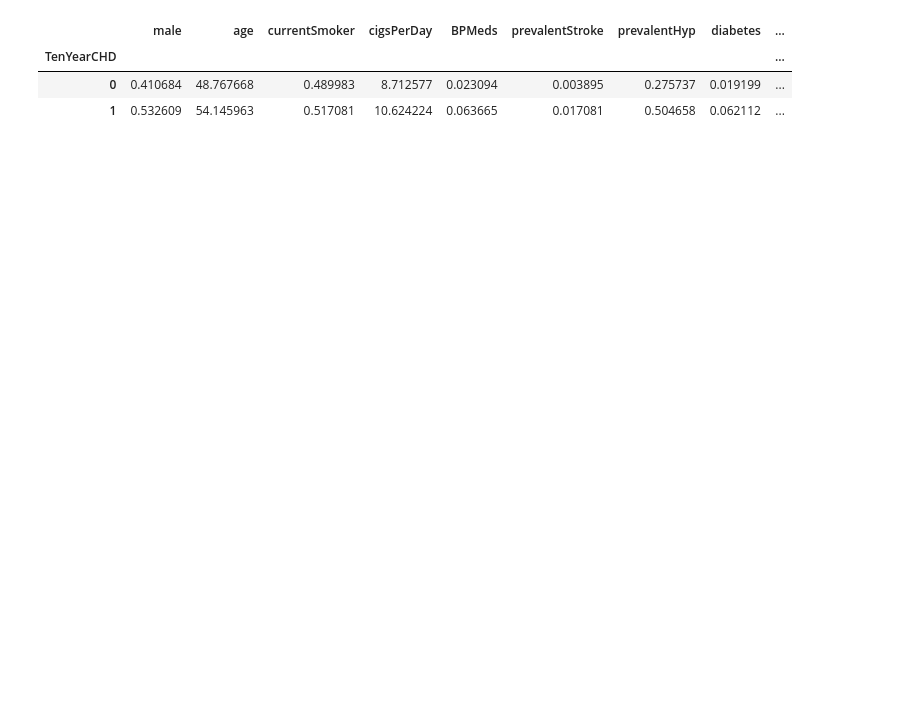
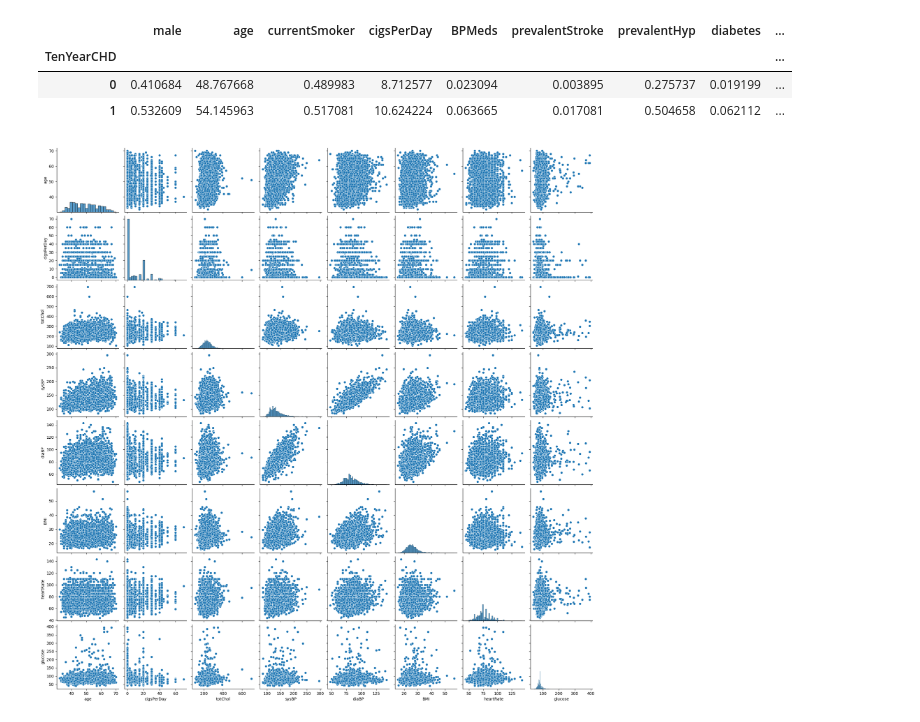
Before and after one commit to pradheepg/Heart_Disease_Prediction, a Jupyter notebook: heart_disease.ipynb, the cells around one changed output. Cells and saved outputs as stored; diff of their text form; code cells hidden in the pictures; blank space fills up the shorter version.

```diff
--- a/heart_disease.ipynb
+++ b/heart_disease.ipynb
@@ -104,0 +136,5 @@ dtype: int64
+# %%
+#Replaceing that one null value with the mean of heartRate
+HR_mean = round(ds['heartRate'].mean())
+ds.heartRate[689]= HR_mean
+ds.heartRate[689]
@@ -109,3 +151,8 @@ ds.groupby('TenYearCHD').mean()
 | TenYearCHD |  |  |  |  |  |  |  |  | ... |
 | 0 | 0.410684 | 48.767668 | 0.489983 | 8.712577 | 0.023094 | 0.003895 | 0.275737 | 0.019199 | ... |
 | 1 | 0.532609 | 54.145963 | 0.517081 | 10.624224 | 0.063665 | 0.017081 | 0.504658 | 0.062112 | ... |
+# %%
+# Creating a pairwise scatter plot of selected columns in the DataFrame
+sns.pairplot(ds[["age","cigsPerDay","totChol","sysBP","diaBP","BMI","heartRate","glucose"]]);
+# %% [output]
+[figure, added]
```
Also changed, not shown: parts of 20 cells of this notebook.
